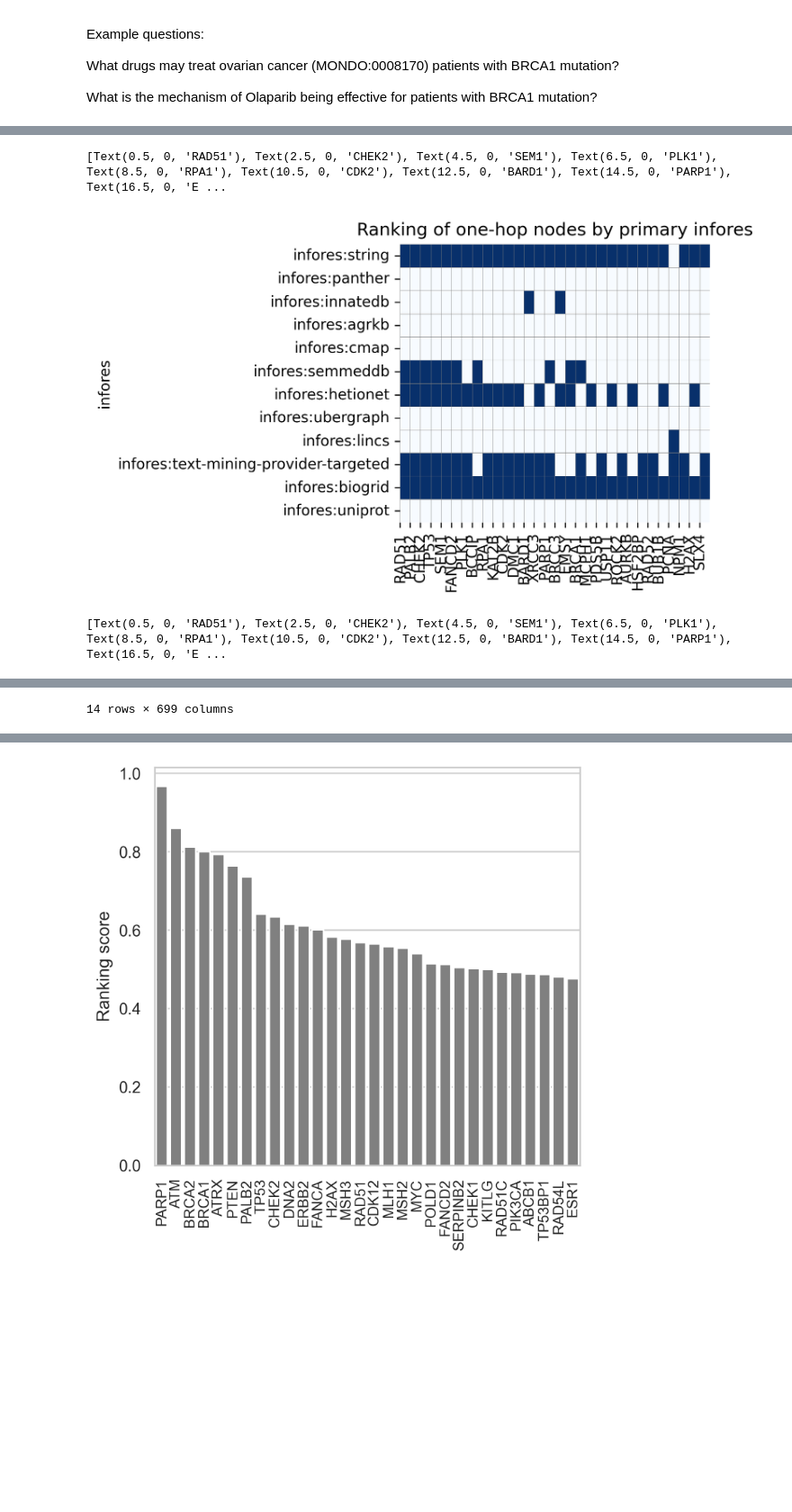
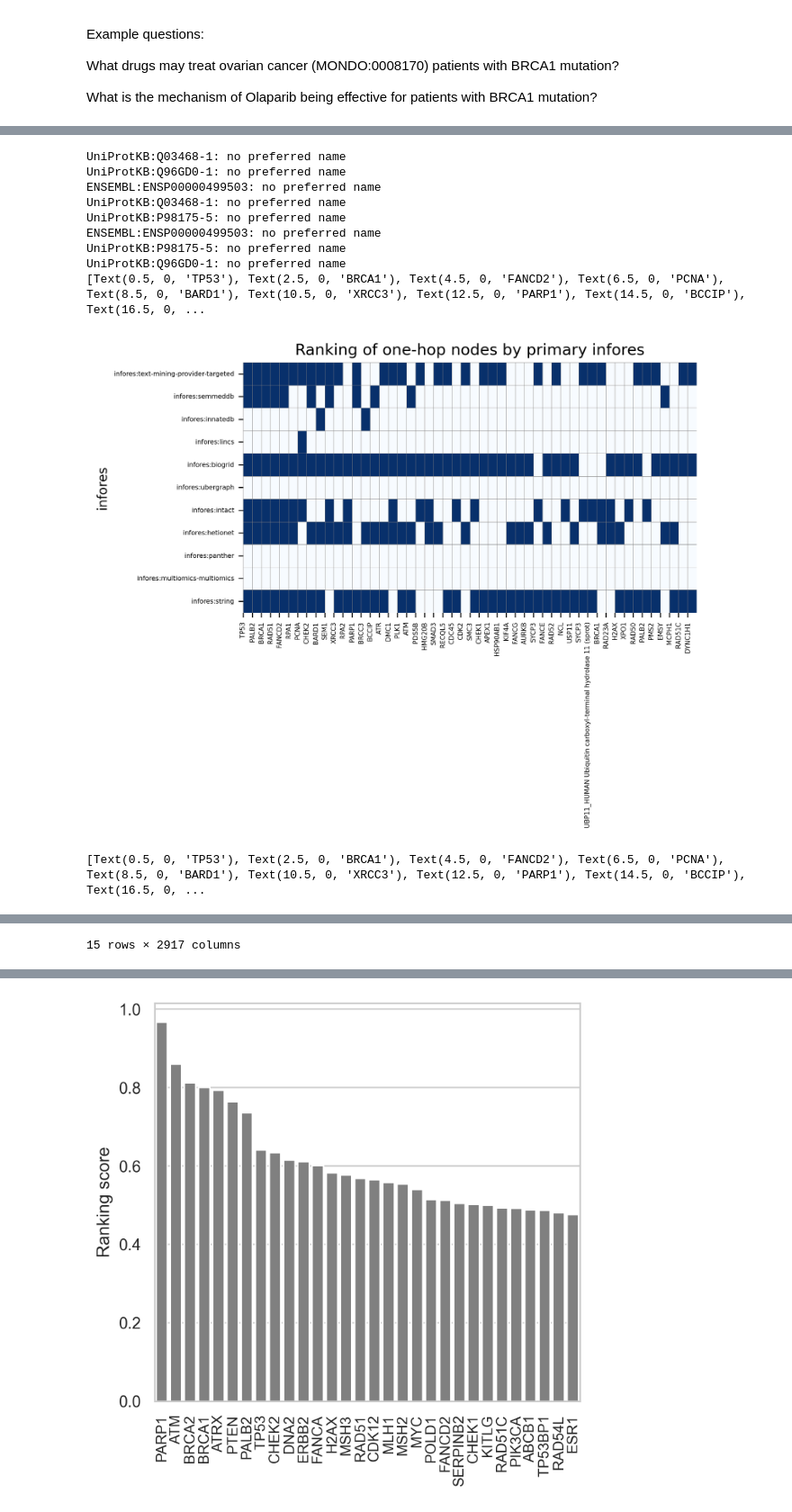
Before and after one commit to sierra-moxon/Translator_component_toolkit, a Jupyter notebook: notebooks/Path_finder.ipynb, the cells around one changed output, grey strips where cells are left out. Shown at 90% size. Drawn from its saved outputs; the diff is of its cells as text; code cells hidden in the pictures; blank space fills up the shorter version.

```diff
--- a/notebooks/Path_finder.ipynb
+++ b/notebooks/Path_finder.ipynb
@@ -38,3 +20,8 @@ import seaborn as sns
 import matplotlib.pyplot as plt
 import pandas as pd
 import ipywidgets as widgets
+# %%
+# Step1: List all the APIs in the translator system
+Translator_KP_info,APInames= TCT.get_SmartAPI_Translator_KP_info()
+#Translator_KP_info.to_csv('SmartAPI_Translator_KP_info.csv', index=False)
+print(len(Translator_KP_info))
@@ -41,7 +36,7 @@ import ipywidgets as widgets
 # %%
 # Step1: List all the APIs in the translator system
-APInames = TCT.list_Translator_APIs()
-print(APInames)
+#APInames = TCT.list_Translator_APIs()
+#print(APInames)
 #print(APInames.keys())
 
 # Step 2: Get metaKG and all predicates from Translator APIs
@@ -167,12 +160,20 @@ Success!https://bte.transltr.io/v1/query
 # %%
 # Step 8: Visualize the results
 TCT.visulization_one_hop_ranking(result_ranked_by_primary_infores,
                                  result_parsed,
-                                 num_of_nodes = 30,
+                                 num_of_nodes = 50,
                                  input_query = input_node1_id,
-                                 fontsize = 8,
+                                 fontsize = 5,
                                  title_fontsize=12)
 # %% [output]
-[Text(0.5, 0, 'RAD51'), Text(2.5, 0, 'CHEK2'), Text(4.5, 0, 'SEM1'), Text(6.5, 0, 'PLK1'), Text(8.5, 0, 'RPA1'), Text(10.5, 0, 'CDK2'), Text(12.5, 0, 'BARD1'), Text(14.5, 0, 'PARP1'), Text(16.5, 0, 'E ...
+UniProtKB:Q03468-1: no preferred name
+UniProtKB:Q96GD0-1: no preferred name
+ENSEMBL:ENSP00000499503: no preferred name
+UniProtKB:Q03468-1: no preferred name
+UniProtKB:P98175-5: no preferred name
+ENSEMBL:ENSP00000499503: no preferred name
+UniProtKB:P98175-5: no preferred name
+UniProtKB:Q96GD0-1: no preferred name
+[Text(0.5, 0, 'TP53'), Text(2.5, 0, 'BRCA1'), Text(4.5, 0, 'FANCD2'), Text(6.5, 0, 'PCNA'), Text(8.5, 0, 'BARD1'), Text(10.5, 0, 'XRCC3'), Text(12.5, 0, 'PARP1'), Text(14.5, 0, 'BCCIP'), Text(16.5, 0, ...
-[figure, old version]
+[figure, new version]
-[Text(0.5, 0, 'RAD51'), Text(2.5, 0, 'CHEK2'), Text(4.5, 0, 'SEM1'), Text(6.5, 0, 'PLK1'), Text(8.5, 0, 'RPA1'), Text(10.5, 0, 'CDK2'), Text(12.5, 0, 'BARD1'), Text(14.5, 0, 'PARP1'), Text(16.5, 0, 'E ...
+[Text(0.5, 0, 'TP53'), Text(2.5, 0, 'BRCA1'), Text(4.5, 0, 'FANCD2'), Text(6.5, 0, 'PCNA'), Text(8.5, 0, 'BARD1'), Text(10.5, 0, 'XRCC3'), Text(12.5, 0, 'PARP1'), Text(14.5, 0, 'BCCIP'), Text(16.5, 0, ...
@@ -195,4 +197,4 @@ TCT.visulization_one_hop_ranking(result_ranked_by_primary_infores,
-14 rows × 699 columns
+15 rows × 2917 columns
 # %%
 # Step 9: Format query json
 query_json2 = TCT.format_query_json(input_node3_list,  # a list of identifiers for input node1
```
Also changed, not shown: parts of 11 cells of this notebook, 5 other files.
